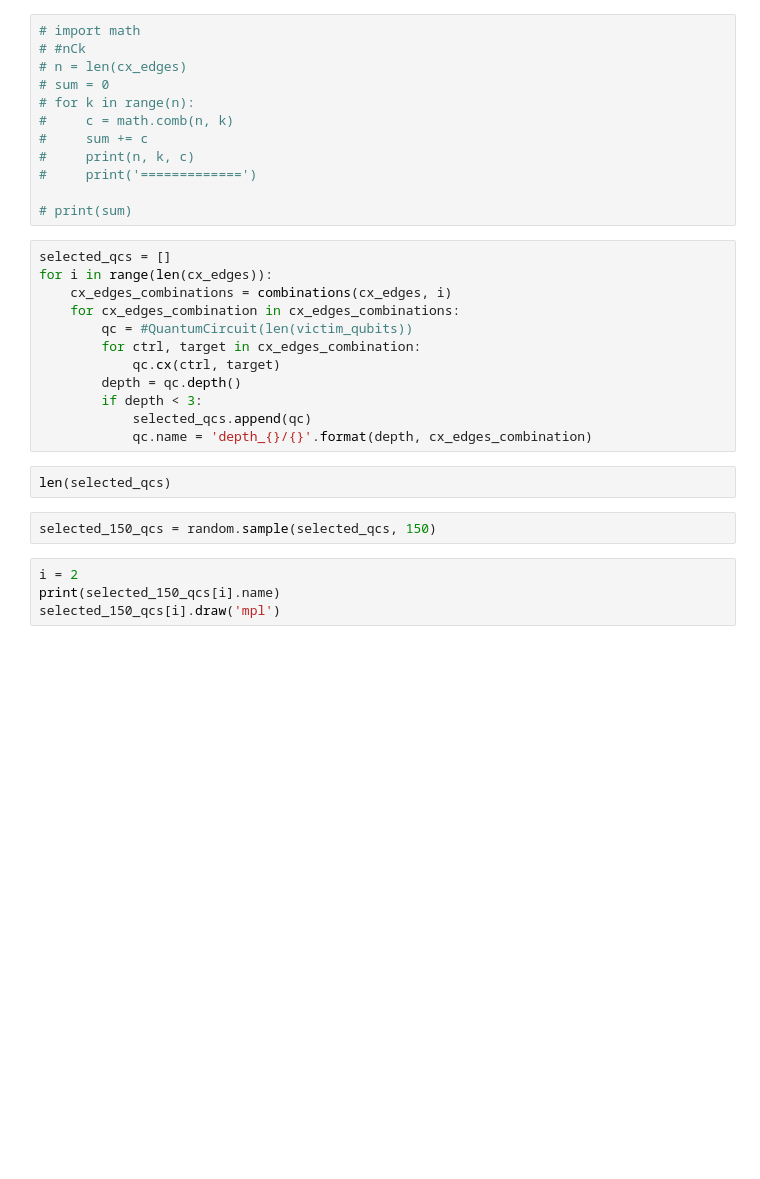
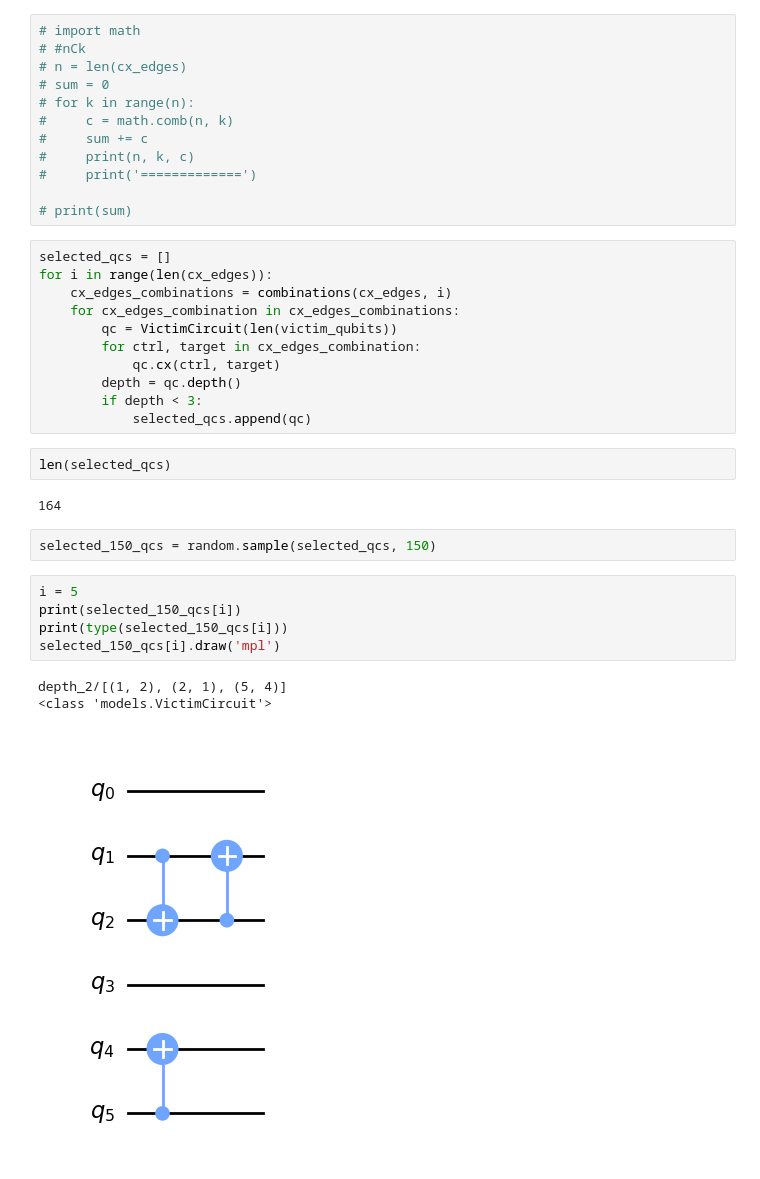
Before and after one commit to thspreetham98/quantum_snooping_v1, a Jupyter notebook: windowed_snooping_2/create_victim_circuits.ipynb, the cells around one changed output. Saved outputs shown, nothing was run; the diff lists cells and outputs as text; blank space fills up the shorter version.

```diff
--- a/windowed_snooping_2/create_victim_circuits.ipynb
+++ b/windowed_snooping_2/create_victim_circuits.ipynb
@@ -50,18 +66,24 @@ selected_qcs = []
 for i in range(len(cx_edges)):
     cx_edges_combinations = combinations(cx_edges, i)
     for cx_edges_combination in cx_edges_combinations:
-        qc = #QuantumCircuit(len(victim_qubits))
+        qc = VictimCircuit(len(victim_qubits))
         for ctrl, target in cx_edges_combination:
             qc.cx(ctrl, target)
         depth = qc.depth()
         if depth < 3:
             selected_qcs.append(qc)
-            qc.name = 'depth_{}/{}'.format(depth, cx_edges_combination)
 # %%
 len(selected_qcs)
+# %% [output]
+164
 # %%
 selected_150_qcs = random.sample(selected_qcs, 150)
 # %%
-i = 2
-print(selected_150_qcs[i].name)
+i = 5
+print(selected_150_qcs[i])
+print(type(selected_150_qcs[i]))
 selected_150_qcs[i].draw('mpl')
+# %% [output]
+depth_2/[(1, 2), (2, 1), (5, 4)]
+<class 'models.VictimCircuit'>
+[figure, added]
```
Also changed, not shown: parts of 4 cells of this notebook, 6 other files.
